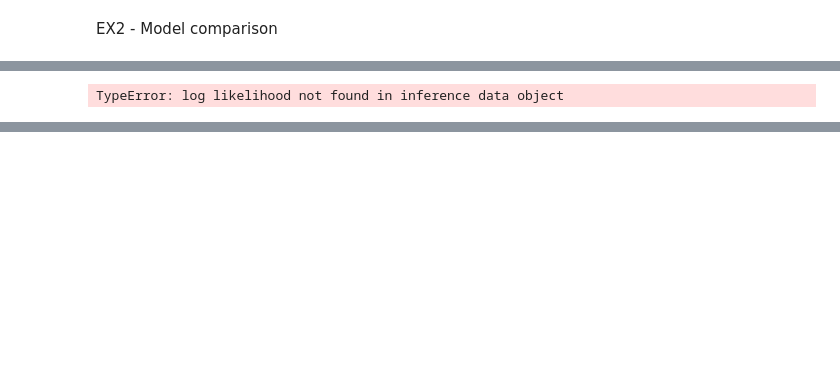
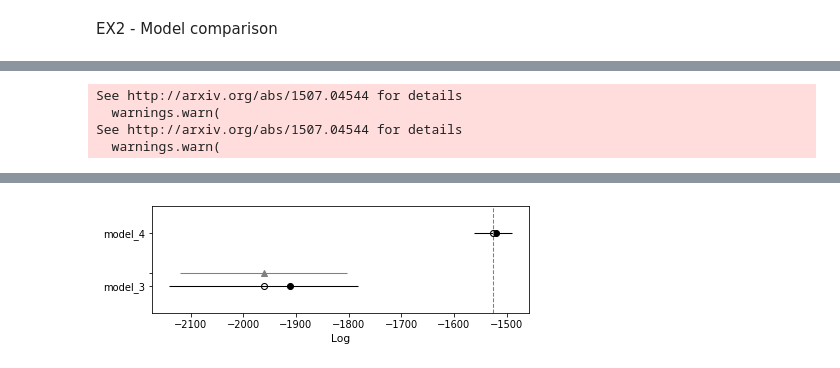
Before and after one commit to TopRamen1/DataAnalysys-LAB, a Jupyter notebook: Lab 7 - Model comparison/lab7.ipynb, the cells around one changed output, grey strips where cells are left out. Saved outputs shown, nothing was run; the diff lists cells and outputs as text; code cells hidden in the pictures; blank space fills up the shorter version.

```diff
--- a/Lab 7 - Model comparison/lab7.ipynb
+++ b/Lab 7 - Model comparison/lab7.ipynb
@@ -57,9 +58,6 @@ def generate_az_data(model, data):
 # %%
 model_3 = CmdStanModel(stan_file = 'code_3.stan')
+model_3_simulated = model_3.sample(data=data_y1, seed=21370204)
 model_4 = CmdStanModel(stan_file = 'code_4.stan')
-
-az_result_3 = generate_az_data(model_3, data_y1)
-az_result_4 = generate_az_data(model_4, data_y1)
-
-print(az_result_3)
+model_4_simulated = model_4.sample(data=data_y1, seed=21370204)
 # %% [output]
@@ -81,6 +98,17 @@ data = {"model_3": az_result_3, "model_4": az_result_4}
-# %%
-comp_loo = az.compare(data, ic = "waic")
-print(comp_loo)
-az.plot_compare(comp_loo)
-# %% [output]
-TypeError: log likelihood not found in inference data object
+# %%
+# Comparing 2 models: model_1 - with AGE only, model_2 - with AGE and BMI
+idata1 = az.from_cmdstanpy(posterior = model_3_simulated, log_likelihood = "log_lik")
+idata2 = az.from_cmdstanpy(posterior = model_4_simulated, log_likelihood = "log_lik")
+compare_dict = {"model_3": idata1, "model_4": idata2}
+
+out_loo = az.compare(compare_dict, ic = "loo")
+out_waic = az.compare(compare_dict, ic = "waic") # loo stands for leave one out cross validation
+# %% [output]
+See http://arxiv.org/abs/1507.04544 for details
+  warnings.warn(
+See http://arxiv.org/abs/1507.04544 for details
+  warnings.warn(
+# %%
+az.plot_compare(out_loo)
+out_loo
+# %% [output]
@@ -86,0 +118 @@ TypeError: log likelihood not found in inference data object
+[figure, added]
```
Also changed, not shown: parts of 13 cells of this notebook, 2 other files.
